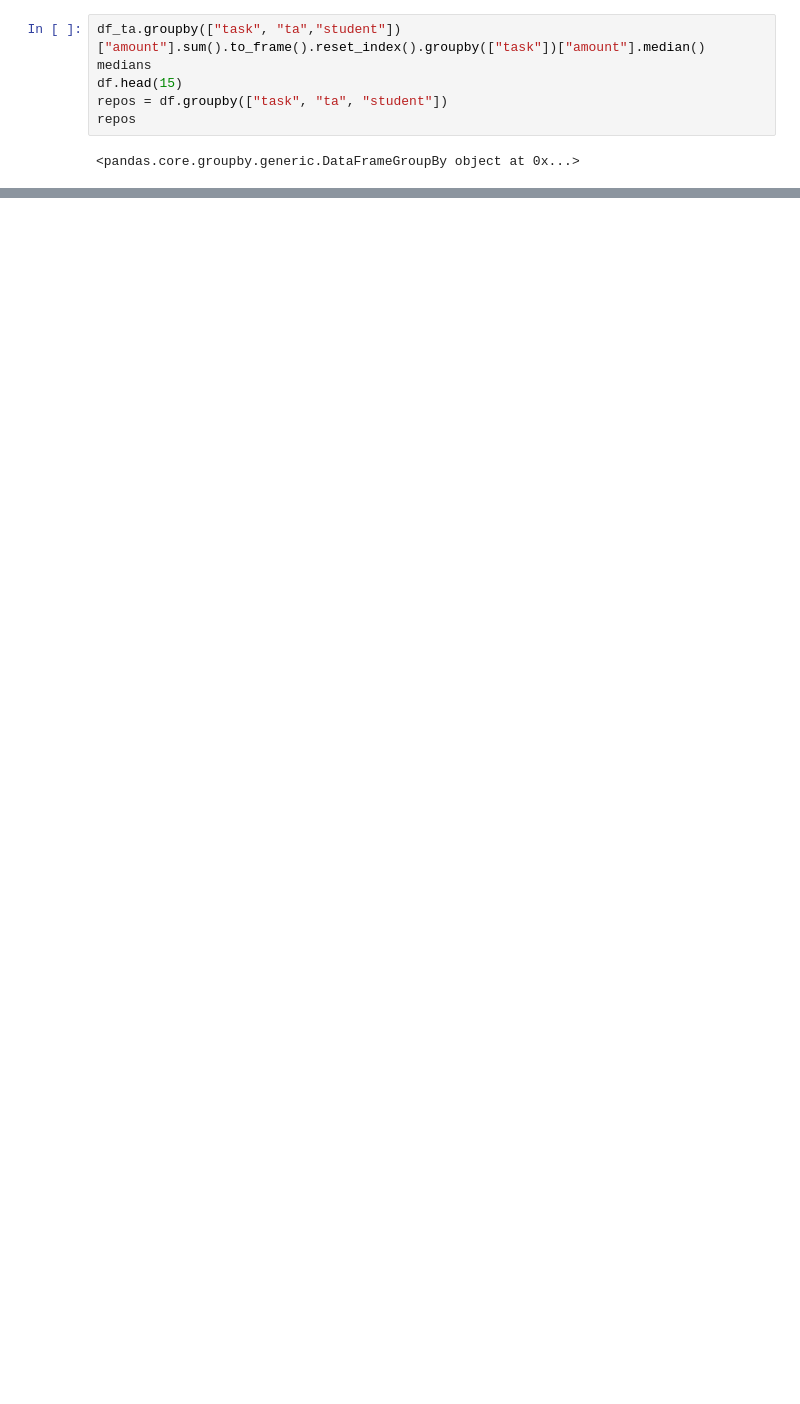
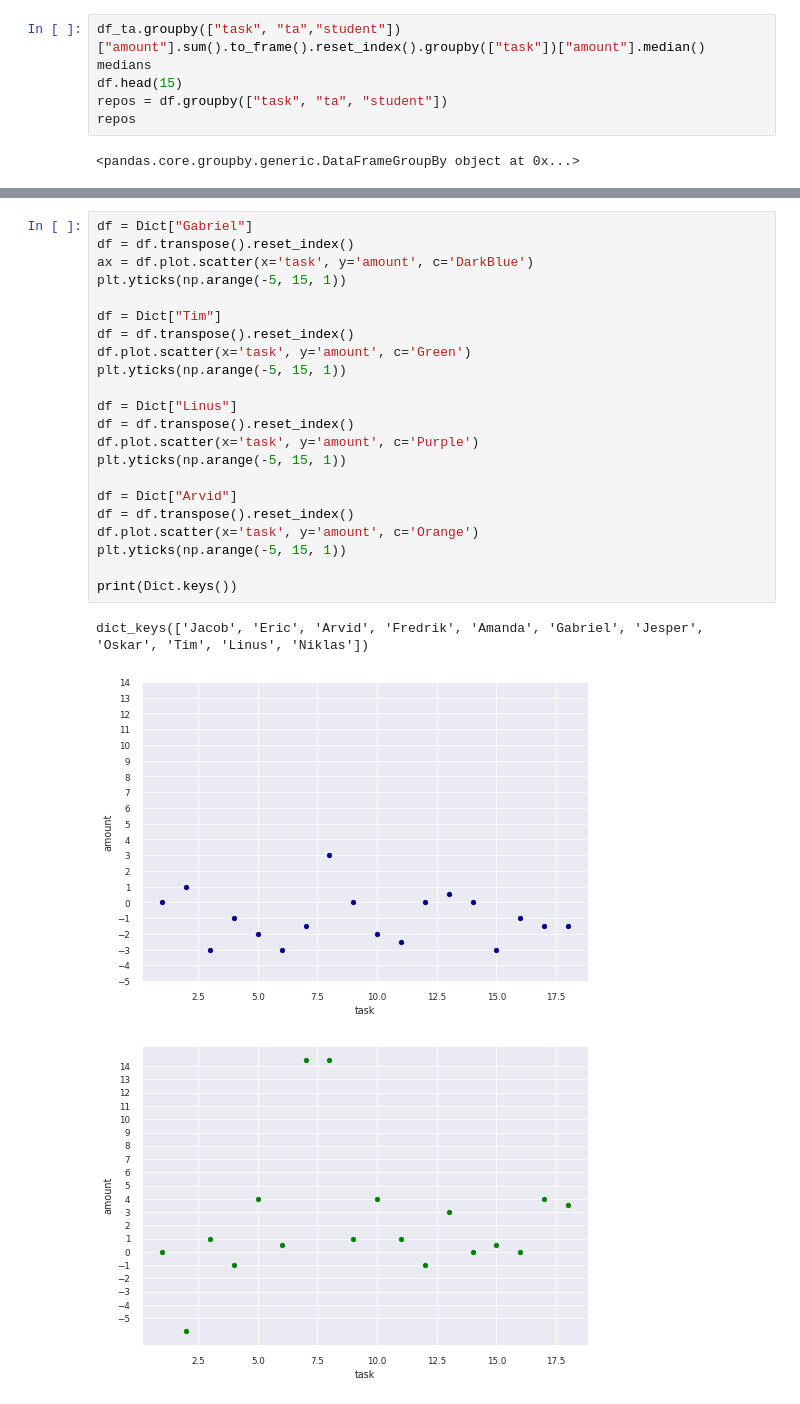
Before and after one commit to LinusOstlund/kex, a Jupyter notebook: main.ipynb, the cells around one changed output, grey strips where cells are left out. Saved outputs shown, nothing was run; the diff lists cells and outputs as text; blank space fills up the shorter version.

```diff
--- a/main.ipynb
+++ b/main.ipynb
@@ -514,0 +560,26 @@ repos
+# %%
+df = Dict["Gabriel"]
+df = df.transpose().reset_index()
+ax = df.plot.scatter(x='task', y='amount', c='DarkBlue')
+plt.yticks(np.arange(-5, 15, 1))
+
+df = Dict["Tim"]
+df = df.transpose().reset_index()
+df.plot.scatter(x='task', y='amount', c='Green')
+plt.yticks(np.arange(-5, 15, 1))
+
+df = Dict["Linus"]
+df = df.transpose().reset_index()
+df.plot.scatter(x='task', y='amount', c='Purple')
+plt.yticks(np.arange(-5, 15, 1))
+
+df = Dict["Arvid"]
+df = df.transpose().reset_index()
+df.plot.scatter(x='task', y='amount', c='Orange')
+plt.yticks(np.arange(-5, 15, 1))
+
+print(Dict.keys())
+# %% [output]
+dict_keys(['Jacob', 'Eric', 'Arvid', 'Fredrik', 'Amanda', 'Gabriel', 'Jesper', 'Oskar', 'Tim', 'Linus', 'Niklas'])
+[figure, added]
+[figure, added]
```
Also changed, not shown: parts of 12 cells of this notebook.
